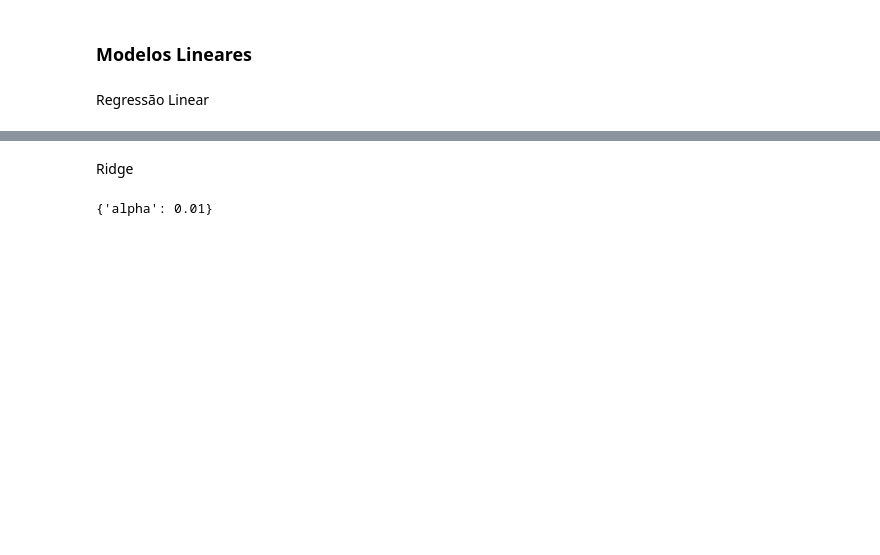
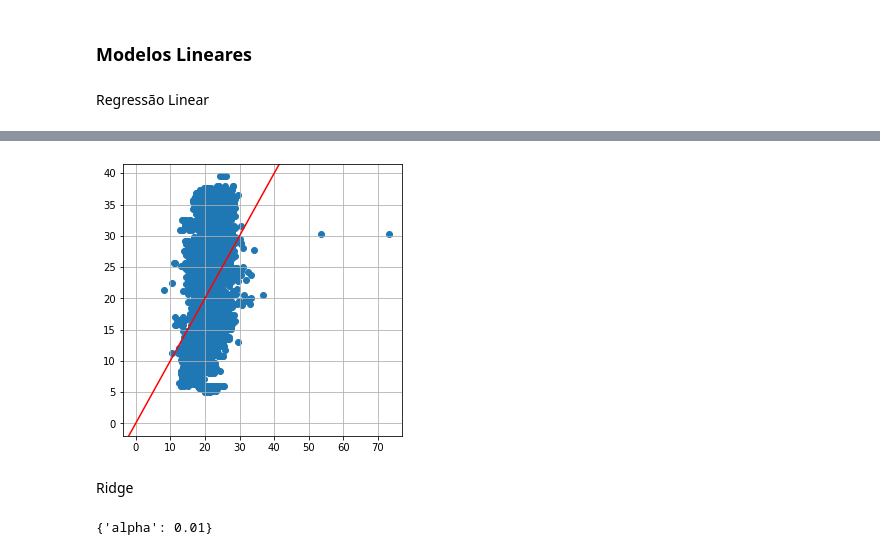
Before and after one commit to Singularitty/AAAssignments, a Jupyter notebook: Assignment 1/assignment1.ipynb, the cells around one changed output, grey strips where cells are left out. Cells and saved outputs as stored; diff of their text form; code cells hidden in the pictures; blank space fills up the shorter version.

```diff
--- a/Assignment 1/assignment1.ipynb
+++ b/Assignment 1/assignment1.ipynb
@@ -102,5 +116,7 @@ The Mean Absolute Error is:  0.7990295582155692
 # %% [markdown]
 Regressão Linear
 # %%
-printRegStatistics(*CrossValidation(X_obj1_TRAIN, y_obj1_TRAIN, kf1, LinearRegression()))
+truth, preds = CrossValidation(X_obj1_TRAIN, y_obj1_TRAIN, kf1, LinearRegression())
+printRegStatistics(truth, preds)
+displayPlot(preds, truth)
 # %% [output]
@@ -113,3 +129,4 @@ The Mean Absolute Error is:  6.329665584029722
+[figure, added]
 # %% [markdown]
 Ridge
 # %%
```
Also changed, not shown: parts of 35 cells of this notebook.
